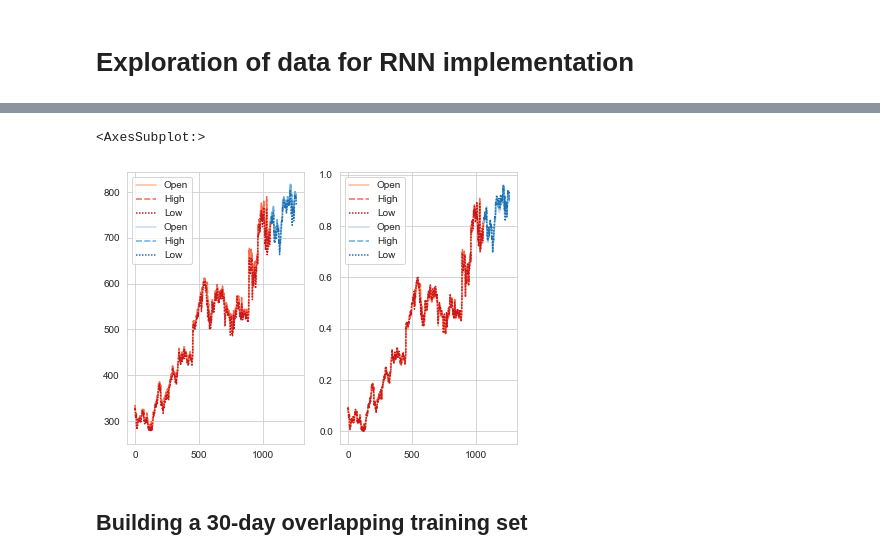
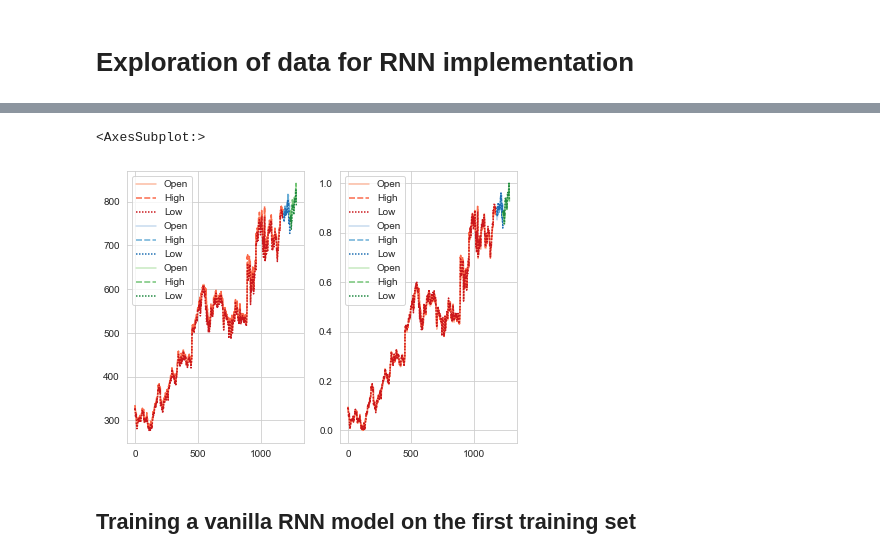
Before and after one commit to Pliploop/Stock_Prediction_RNN, a Jupyter notebook: Exploration.ipynb, the cells around one changed output, grey strips where cells are left out. Cells and saved outputs as stored; diff of their text form; code cells hidden in the pictures.

Commit message:
working all models

```diff
--- a/Exploration.ipynb
+++ b/Exploration.ipynb
@@ -9,16 +13,27 @@ from sklearn.preprocessing import MinMaxScaler
 # %%
-train_set = pd.read_csv('Google_Stock_Price_Train.csv',sep=',')[['Open','High','Low']]
-val_set = train_set[len(train_set)-200:len(train_set)]
-train_set = train_set[0:len(train_set)-200]
-test_set = pd.read_csv('Google_Stock_Price_Test.csv',sep=',')[['Open','High','Low']]
+total_set = pd.concat([pd.read_csv('Google_Stock_Price_Train.csv',sep=',')[['Open','High','Low']],pd.read_csv('Google_Stock_Price_Test.csv',sep=',')[['Open','High','Low']]])
+total_set=total_set.reset_index()[['Open','High','Low']]
+
+# train_set = pd.read_csv('Google_Stock_Price_Train.csv',sep=',')[['Open','High','Low']]
+# test_set = pd.concat([train_set[len(train_set)-100:len(train_set)],pd.read_csv('Google_Stock_Price_Test.csv',sep=',')[['Open','High','Low']]])
+# val_set = train_set[len(train_set)-220:len(train_set)-100]
+# train_set = train_set[0:len(train_set)-120]
 
 
+n = len(total_set)
+train_set = total_set[0:n-100]
+val_set = total_set[n-100:n-50]
+test_set = total_set[n-50:n]
 
 
+n_history = 3
+
 train_set_with_low = pd.read_csv('Google_Stock_Price_Train.csv',sep=',')
+train_set_with_low.Close = train_set_with_low.Close.str.replace(',','').astype(float)
 
 
 sc = MinMaxScaler(feature_range = (0, 1))
+single_scaler = MinMaxScaler(feature_range = (0,1)).fit(pd.concat([train_set,val_set,test_set])[['Open']])
 sc.fit(pd.concat([train_set,val_set,test_set]))
 
 
@@ -26,5 +41,14 @@ train_set_scaled = train_set.copy()
 train_set_scaled[train_set_scaled.columns]=sc.transform(train_set)
 val_set_scaled = val_set.copy()
 val_set_scaled[val_set_scaled.columns]=sc.transform(val_set_scaled)
-test_set_scaled = pd.concat([val_set[len(val_set)-30:len(val_set)],test_set])
+# test_set_scaled = pd.concat([val_set[len(val_set)-n_history:len(val_set)],test_set])
+test_set_scaled = test_set.copy()
 test_set_scaled[test_set_scaled.columns]=sc.transform(test_set_scaled)
+# %%
+
+
+
+sns.set_style("whitegrid")
+fig,ax=plt.subplots()
+
+sns.lineplot(data=train_set_with_low,ax=ax)
@@ -31,15 +58,16 @@ test_set_scaled[test_set_scaled.columns]=sc.transform(test_set_scaled)
 # %%
 
 sns.set_style("whitegrid")
 fig,ax=plt.subplots(1,2,figsize=(7,5))
 
 sns.lineplot(data=train_set,ax=ax[0],palette='Reds')
 sns.lineplot(data=val_set,ax=ax[0],palette='Blues')
+sns.lineplot(data=test_set,ax=ax[0],palette='Greens')
+
 
 sns.lineplot(data=train_set_scaled,ax=ax[1],palette='Reds')
 sns.lineplot(data=val_set_scaled,ax=ax[1],palette='Blues')
+sns.lineplot(data=test_set_scaled,ax=ax[1],palette='Greens')
 # %% [output]
 <AxesSubplot:>
-[figure, old version]
+[figure, new version]
-# %% [markdown]
-## Building a 30-day overlapping training set
@@ -68,0 +74,2 @@ for k in range(0,len(test_set_scaled)-n_history):
+# %% [markdown]
+## Training a vanilla RNN model on the first training set
```
Also changed, not shown: parts of 12 cells of this notebook, 2 other files.
